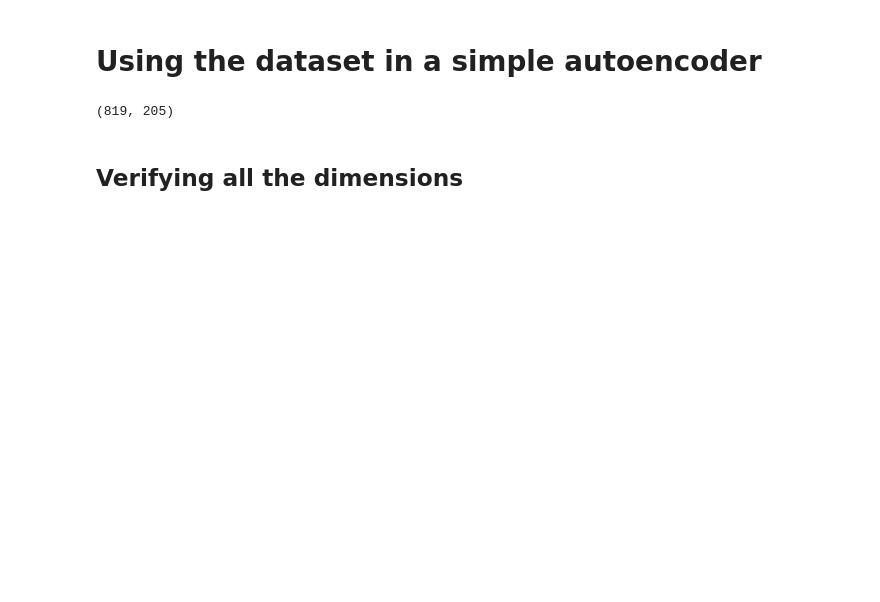
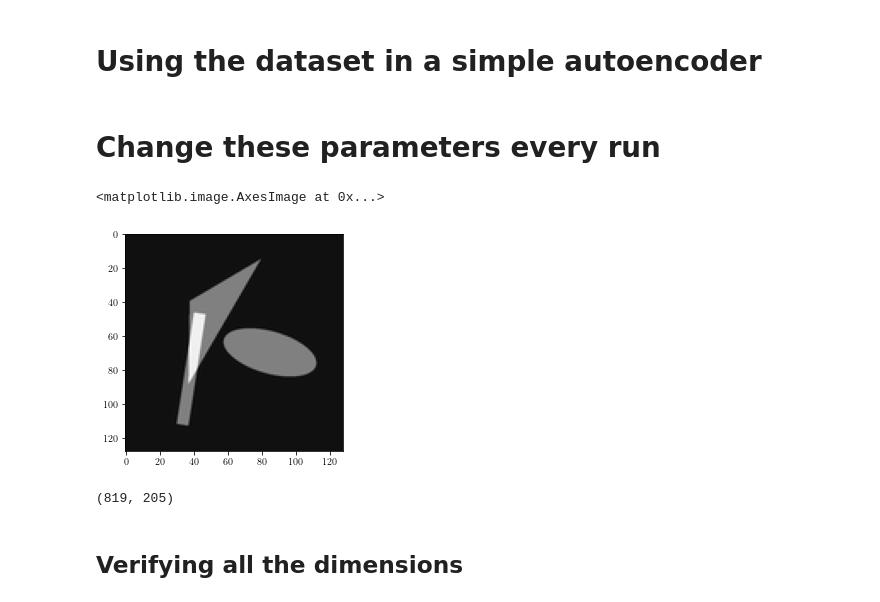
Before and after one commit to FromTheMountain/bachelorproject-code, a Jupyter notebook: GPU-autoencoder-experiments.ipynb, the cells around one changed output. Drawn from its saved outputs; the diff is of its cells as text; code cells hidden in the pictures; blank space fills up the shorter version.

```diff
--- a/GPU-autoencoder-experiments.ipynb
+++ b/GPU-autoencoder-experiments.ipynb
@@ -1,4 +1,5 @@
 # %%
+import sys
 import numpy as np
 import matplotlib.pyplot as plt
 import torch
@@ -6,18 +7,23 @@ from torch import nn, optim
 from torch.utils.data import DataLoader, Dataset, random_split
 from scipy.ndimage import gaussian_filter
 from PIL import Image
+from time import time
 
 %matplotlib inline
 
 random = np.random.default_rng()
 np.set_printoptions(precision=2)
+
+plt.rcParams['image.cmap'] = 'gray'
 # %% [markdown]
 # Using the dataset in a simple autoencoder
 # %%
 class NumpyArrayDataset(Dataset):
-    def __init__(self, path):
+    def __init__(self, path, I_0):
         self.npzfile = np.load(path)
         self.img_shape = self.npzfile[self.npzfile.files[0]][0].shape
+        self.noisy_image_index = \
+            {10**2: 1, 10**3: 2, 10**4: 3, 10**5: 4}[I_0]
 
     def __getitem__(self, idx):
         img = self.npzfile[self.npzfile.files[idx]].astype(np.single)
@@ -27,21 +33,31 @@ class NumpyArrayDataset(Dataset):
         # For compatibility with the convolutional layers in the
         # network, we need to reshape the image to make it explicit
         # that the image consists of one layer.
-        noisy_image = 100 * np.reshape(entry[0], (1, *self.img_shape))
-        true_image  = 100 * np.reshape(entry[1], (1, *self.img_shape))
+        true_image = 100 * np.reshape(entry[0], (1, *self.img_shape))
 
-        # entry[0] is the noisy image, entry[1] is the true image. The
-        # goal will be for the network to learn the mapping
+        noisy_image  = 100 * \
+            np.reshape(entry[self.noisy_image_index], (1, *self.img_shape))
+
+        # The goal will be for the network to learn the mapping
         # noisy --> true.
-        return (noisy_image.astype(np.single), true_image.astype(np.single), idx)
+        return (true_image.astype(np.single), noisy_image.astype(np.single), idx)
 
     def __len__(self):
         return len(self.npzfile)
+# %% [markdown]
+# Change these parameters every run
+# %%
+# will be one of 10**2, 10**3, 10**4, 10**5
+I_0 = 10**5
+
+# will be one of 0, 0.5, 0.9 for now
+alpha = 0.9
 # %%
-path = "shapes-dataset-new.npz"
+path = "shapes-dataset-various-noise-levels.npz"
+# I_0 = 10**2
 
 # Load the shapes dataset as a PyTorch Dataset
-shapes_dataset = NumpyArrayDataset(path)
+shapes_dataset = NumpyArrayDataset(path, I_0=I_0)
 
 # Split into test and training set
 n = len(shapes_dataset)
@@ -52,9 +68,16 @@ train_data, test_data = random_split(shapes_dataset,
                                      [train_size, test_size])
 
 # Construct the DataLoaders
-batch_size = 64
-train_loader = DataLoader(train_data, batch_size=8)
+train_loader = DataLoader(train_data, batch_size=64)
 test_loader  = DataLoader(test_data,  batch_size=8)
+# %%
+# A nice image with an ellipse, a triangle, and a rectangle. Some of
+# the objects overlap, but not all.
+illustration_image = shapes_dataset[62][0][0]
+plt.imshow(illustration_image)
+# %% [output]
+<matplotlib.image.AxesImage at 0x...>
+[figure, added]
 # %%
 len(train_data), len(test_data)
 # %% [output]
```
Also changed, not shown: parts of 29 cells of this notebook, 2 other files.
